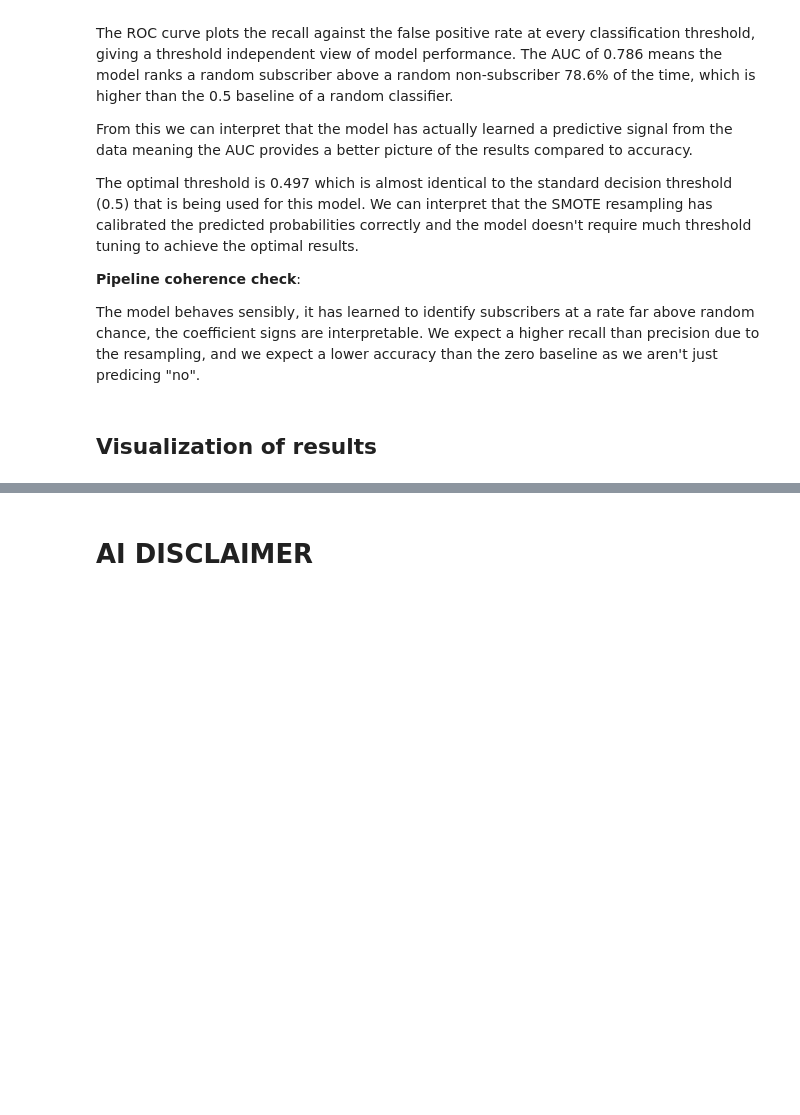
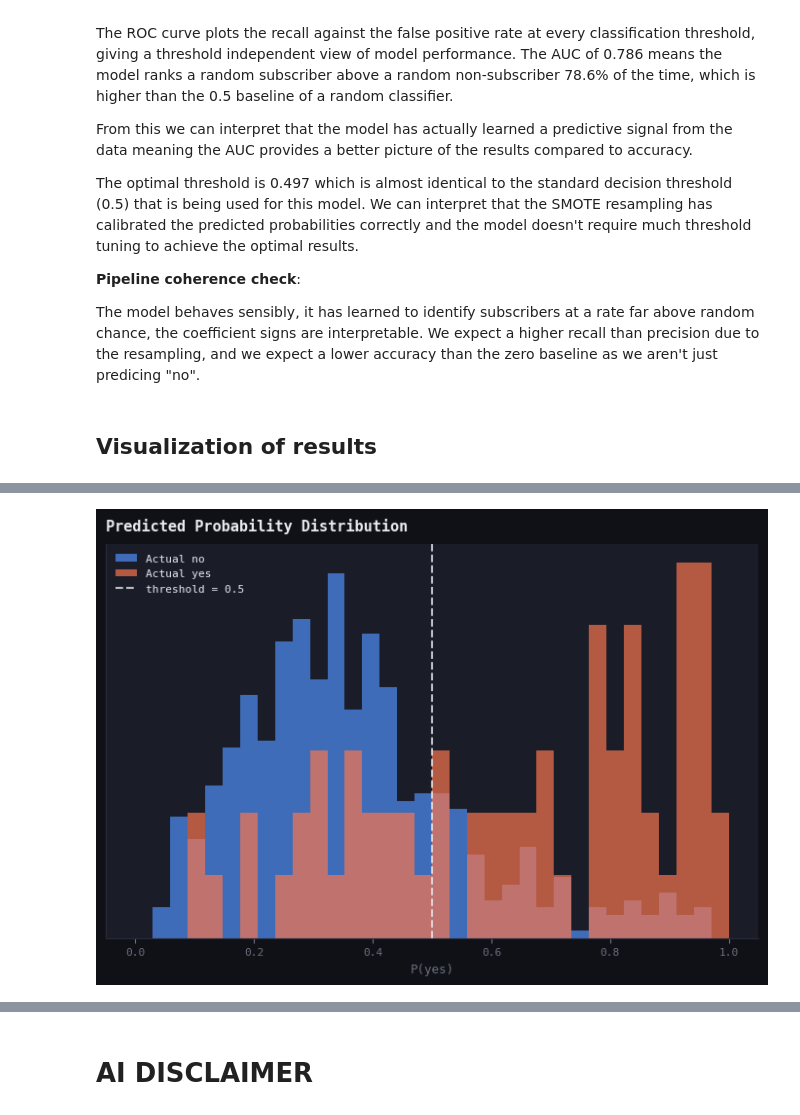
Before and after one commit to nicolas-gls/ML-fundamentals-2026, a Jupyter notebook: assignment_1_<nicolas_grass>.ipynb, the cells around one changed output, grey strips where cells are left out. Drawn from its saved outputs; the diff is of its cells as text; code cells hidden in the pictures; blank space fills up the shorter version.

```diff
--- a/assignment_1_<nicolas_grass>.ipynb
+++ b/assignment_1_<nicolas_grass>.ipynb
@@ -1554,0 +1505,18 @@ plt.show()
+# %%
+fig, ax3 = plt.subplots(figsize=(7, 5), facecolor=BG)
+ax3.set_facecolor(PANEL)
+
+bins = np.linspace(0, 1, 35)
+ax3.hist(y_prob[y_val_bin==0], bins=bins, color=ACCENT1,
+         alpha=0.7, density=True, label="Actual no")
+ax3.hist(y_prob[y_val_bin==1], bins=bins, color=ACCENT2,
+         alpha=0.7, density=True, label="Actual yes")
+ax3.axvline(0.5, color=TEXT, lw=1.5, ls="--", alpha=0.8, label="threshold = 0.5")
+ax3.yaxis.set_visible(False)
+style_ax(ax3, "Predicted Probability Distribution", "P(yes)", "")
+ax3.legend(frameon=False, fontsize=8, labelcolor=TEXT)
+
+plt.tight_layout()
+plt.show()
+# %% [output]
+[figure, added]
```
Also changed, not shown: parts of 45 cells of this notebook.
